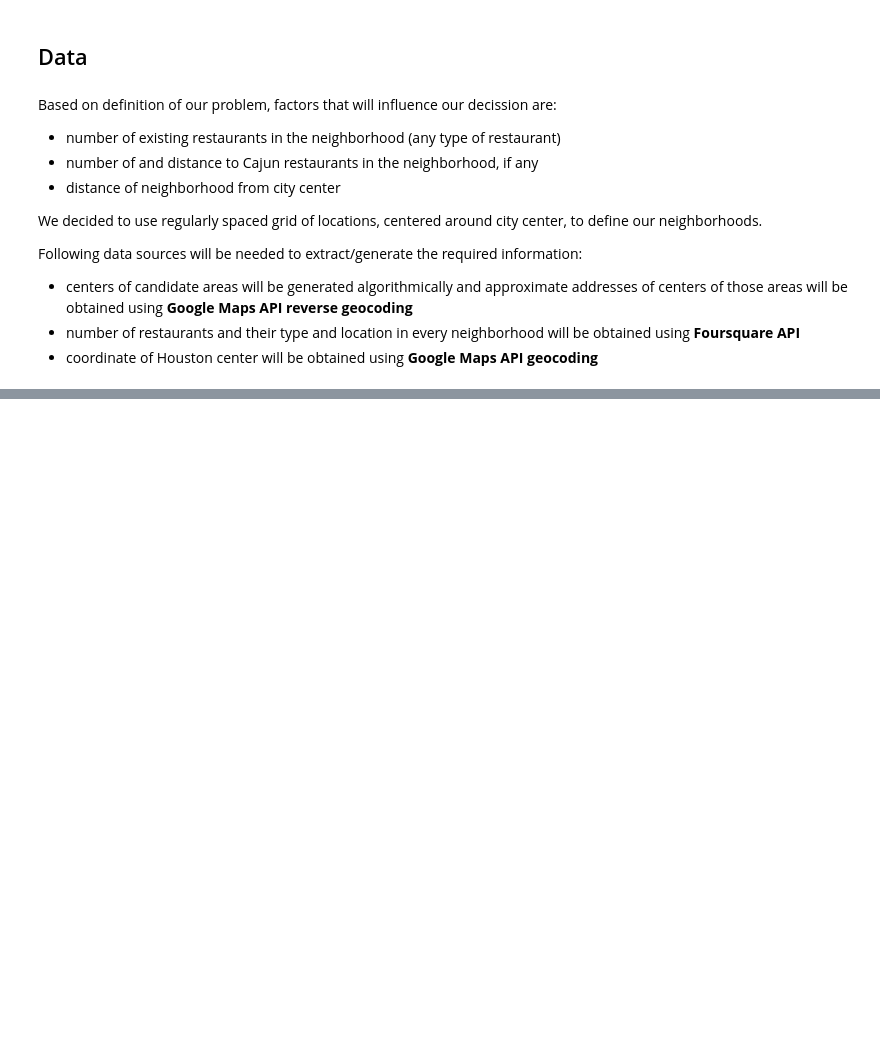
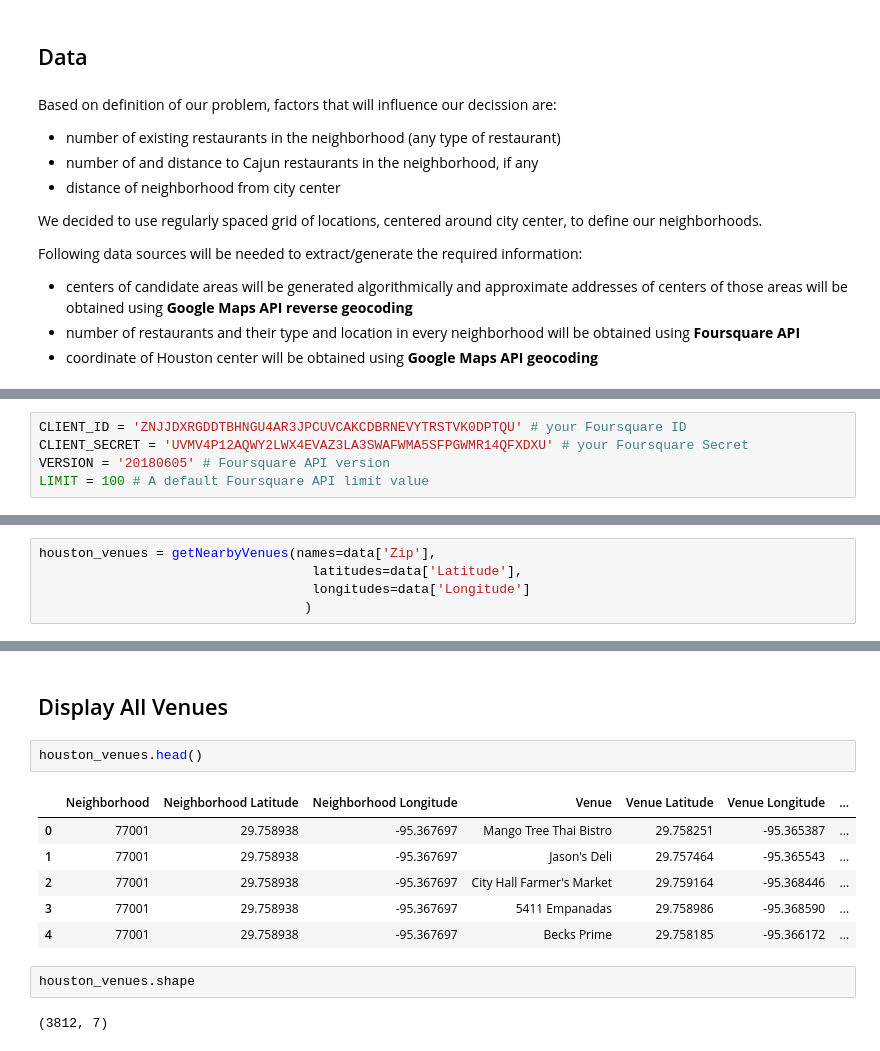
Before and after one commit to Jmangelo1989/Coursera_Capstone, a Jupyter notebook: Final Capstone Project: Part 2.ipynb, the cells around one changed output, grey strips where cells are left out. Drawn from its saved outputs; the diff is of its cells as text; blank space fills up the shorter version.

```diff
--- a/Final Capstone Project: Part 2.ipynb
+++ b/Final Capstone Project: Part 2.ipynb
@@ -14,0 +151,5 @@ Following data sources will be needed to extract/generate the required informati
+# %%
+CLIENT_ID = 'ZNJJDXRGDDTBHNGU4AR3JPCUVCAKCDBRNEVYTRSTVK0DPTQU' # your Foursquare ID
+CLIENT_SECRET = 'UVMV4P12AQWY2LWX4EVAZ3LA3SWAFWMA5SFPGWMR14QFXDXU' # your Foursquare Secret
+VERSION = '20180605' # Foursquare API version
+LIMIT = 100 # A default Foursquare API limit value
@@ -14,0 +200,5 @@ Following data sources will be needed to extract/generate the required informati
+# %%
+houston_venues = getNearbyVenues(names=data['Zip'],
+                                   latitudes=data['Latitude'],
+                                   longitudes=data['Longitude']
+                                  )
@@ -14,0 +223,15 @@ Following data sources will be needed to extract/generate the required informati
+# %% [markdown]
+## Display All Venues
+# %%
+houston_venues.head()
+# %% [output]
+|  | Neighborhood | Neighborhood Latitude | Neighborhood Longitude | Venue | Venue Latitude | Venue Longitude | ... |
+| 0 | 77001 | 29.758938 | -95.367697 | Mango Tree Thai Bistro | 29.758251 | -95.365387 | ... |
+| 1 | 77001 | 29.758938 | -95.367697 | Jason's Deli | 29.757464 | -95.365543 | ... |
+| 2 | 77001 | 29.758938 | -95.367697 | City Hall Farmer's Market | 29.759164 | -95.368446 | ... |
+| 3 | 77001 | 29.758938 | -95.367697 | 5411 Empanadas | 29.758986 | -95.368590 | ... |
+| 4 | 77001 | 29.758938 | -95.367697 | Becks Prime | 29.758185 | -95.366172 | ... |
+# %%
+houston_venues.shape
+# %% [output]
+(3812, 7)
```
Also changed, not shown: parts of 13 cells of this notebook.
